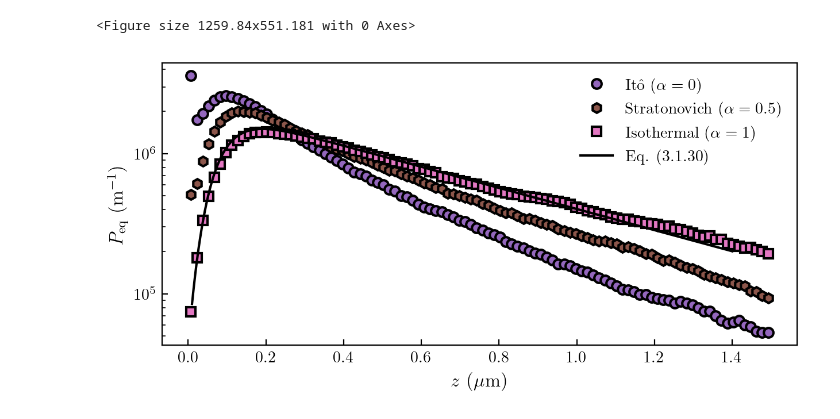
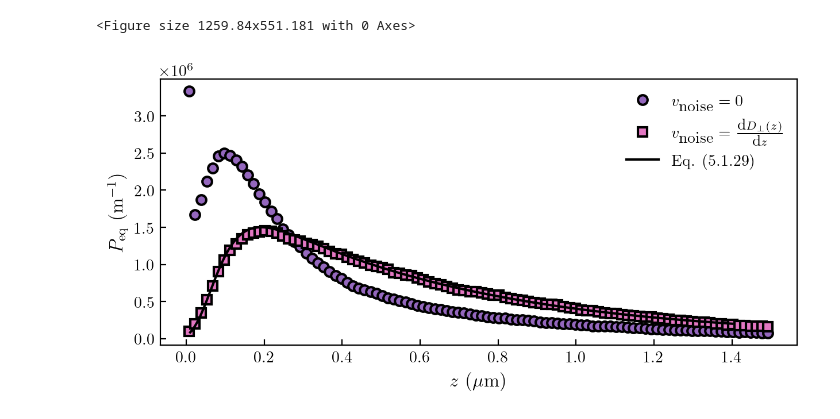
Before and after one commit to eXpensia/Confined-Brownian-Motion, a Jupyter notebook: 02_body/chapter3/images/simulation_confined_Brownian_motion/Overdamped_confined_simulation.ipynb, the cells around one changed output. Drawn from its saved outputs; the diff is of its cells as text; code cells hidden in the pictures.

```diff
--- a/02_body/chapter3/images/simulation_confined_Brownian_motion/Overdamped_confined_simulation.ipynb
+++ b/02_body/chapter3/images/simulation_confined_Brownian_motion/Overdamped_confined_simulation.ipynb
@@ -305,18 +305,18 @@ z = np.linspace(10e-9, 1.4e-6, 1000)
 # %%
 plt.figure(figsize=( cm2inch(16),cm2inch(8)))
 
-plt.plot(z_ito*1e6,pdf_ito, "o", label = "Itô ($\\alpha = 0$)", color="tab:purple")
-plt.semilogy(z_s*1e6,pdf_strato, "h", label = "Stratonovich ($\\alpha = 0.5$)", color="tab:brown")
-plt.plot(z_iso*1e6,pdf_isothermal, "s", label = "Isothermal ($\\alpha = 1$)", color="tab:pink")
-plt.plot(z*1e6, Peq(z), color="black", label="Eq. (3.1.30)")
+plt.plot(z_ito*1e6,pdf_ito, "o", label = "$v_\\textnormal{noise} = 0$", color="tab:purple")
+#plt.semilogy(z_s*1e6,pdf_strato, "h", label = "Stratonovich ($\\alpha = 0.5$)", color="tab:brown")
+plt.plot(z_iso*1e6,pdf_isothermal, "s", label = "$v_\\textnormal{noise} = \\frac{\\textnormal{d}D_\\bot(z)}{\\textnormal{d}z}$", color="tab:pink")
+plt.plot(z*1e6, Peq(z), color="black", label="Eq. (5.1.29)")
 plt.legend(frameon=False)
 plt.xlabel("$z$ ($\mu$m)")
 plt.ylabel("$P_\mathrm{eq}$ (m$^{-1}$)")
 
 plt.tight_layout()
 
 plt.savefig("Peq_vs_alpha.pdf")
 # %% [output]
-[figure, old version]
+[figure, new version]
 # %%
 lb
```
Also changed, not shown: parts of 1 cell of this notebook, 19 other files.
